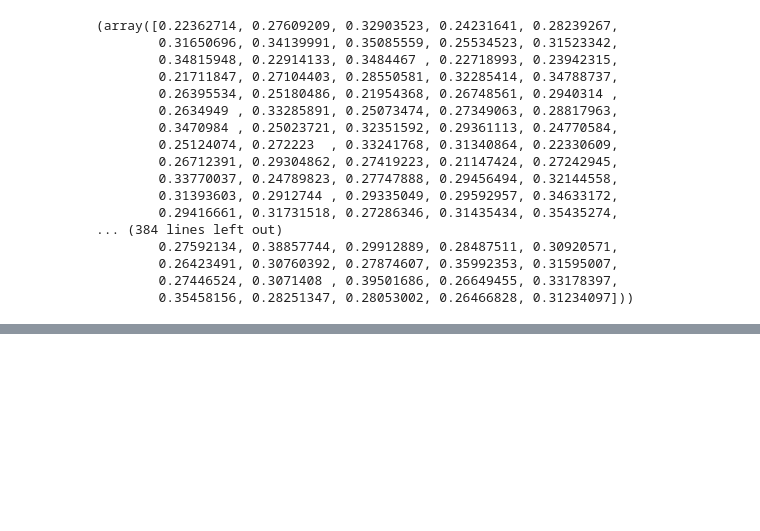
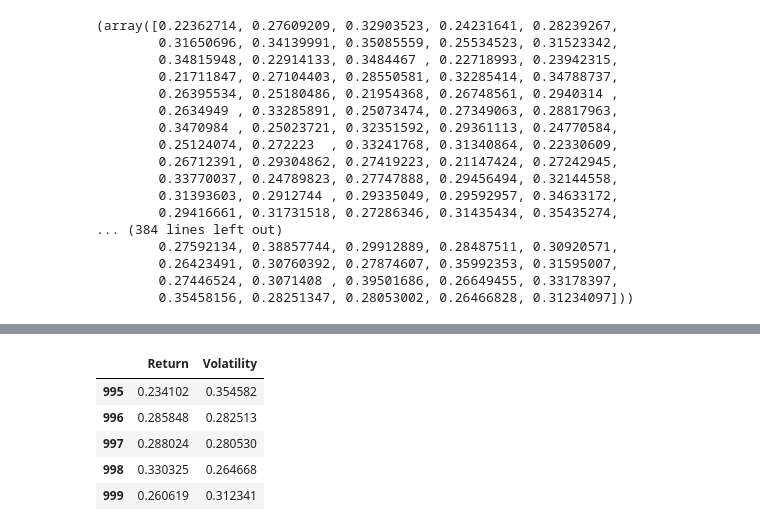
Before and after one commit to RISONALDOMENDES/python-para-financas--investimento-e-analise-de-dados, a Jupyter notebook: 77 Calculating Portfolio Risk/fronteiraeficiente.ipynb, the cells around one changed output, grey strips where cells are left out. Cells and saved outputs as stored; diff of their text form; code cells hidden in the pictures; blank space fills up the shorter version.

```diff
--- a/77 Calculating Portfolio Risk/fronteiraeficiente.ipynb
+++ b/77 Calculating Portfolio Risk/fronteiraeficiente.ipynb
@@ -157,0 +169,9 @@ pfolio_returns, pfolio_volatilities
+# %%
+portfolios.tail()
+# %% [output]
+|  | Return | Volatility |
+| 995 | 0.234102 | 0.354582 |
+| 996 | 0.285848 | 0.282513 |
+| 997 | 0.288024 | 0.280530 |
+| 998 | 0.330325 | 0.264668 |
+| 999 | 0.260619 | 0.312341 |
```
Also changed, not shown: parts of 3 cells of this notebook.
